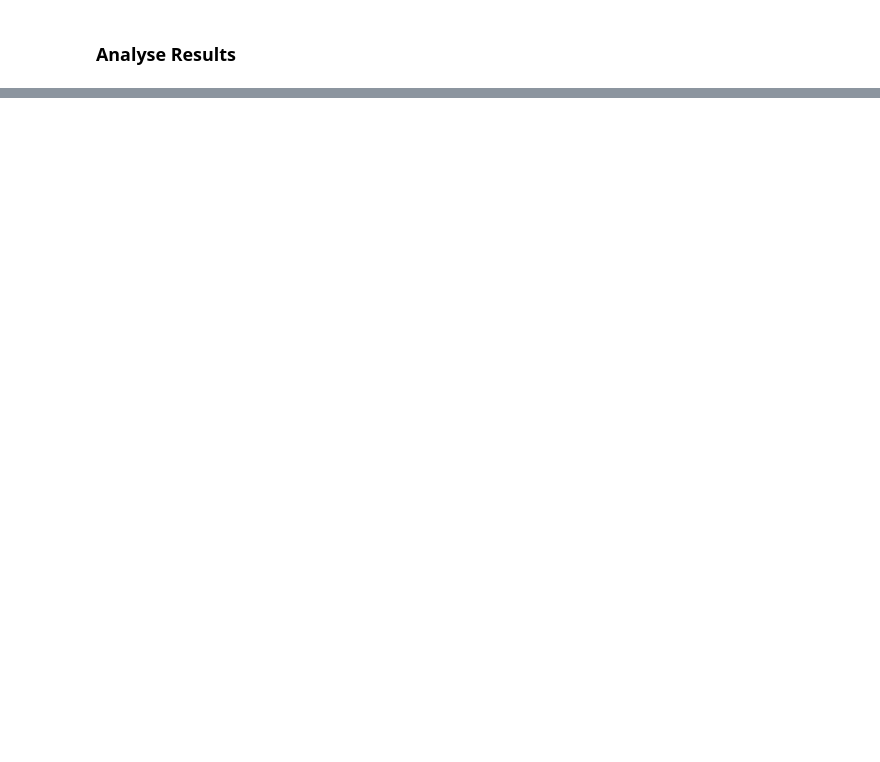
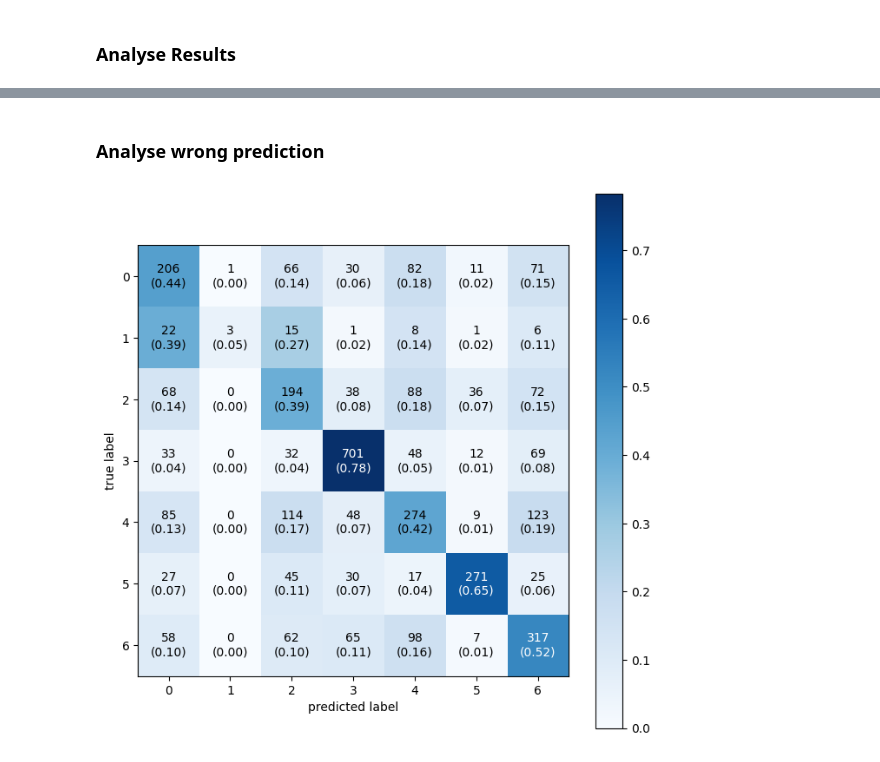
Before and after one commit to unclethien/Facial-Expression-Recognition, a Jupyter notebook: Facial Expression Recognition.ipynb, the cells around one changed output, grey strips where cells are left out. Cells and saved outputs as stored; diff of their text form; code cells hidden in the pictures; blank space fills up the shorter version.

```diff
--- a/Facial Expression Recognition.ipynb
+++ b/Facial Expression Recognition.ipynb
@@ -338,0 +366,17 @@ ValueError: shape mismatch: objects cannot be broadcast to a single shape.  Mism
+# %% [markdown]
+### Analyse wrong prediction
+# %%
+df_compare = pd.DataFrame()
+df_compare['test_labels'] = test_labels.argmax(axis=1)
+df_compare['pred_labels'] = pred_test_labels.argmax(axis=1)
+df_compare['wrong'] = np.where(df_compare['test_labels']!=df_compare['pred_labels'], 1, 0)
+# %%
+conf_matrix = confusion_matrix(df_compare['test_labels'], df_compare['pred_labels'])
+
+fig, ax = plot_confusion_matrix(conf_mat=conf_matrix,
+                                show_normed=True,
+                                figsize=(8,8),
+                                colorbar=True)
+fig.show()
+# %% [output]
+[figure, added]
```
Also changed, not shown: parts of 13 cells of this notebook.
